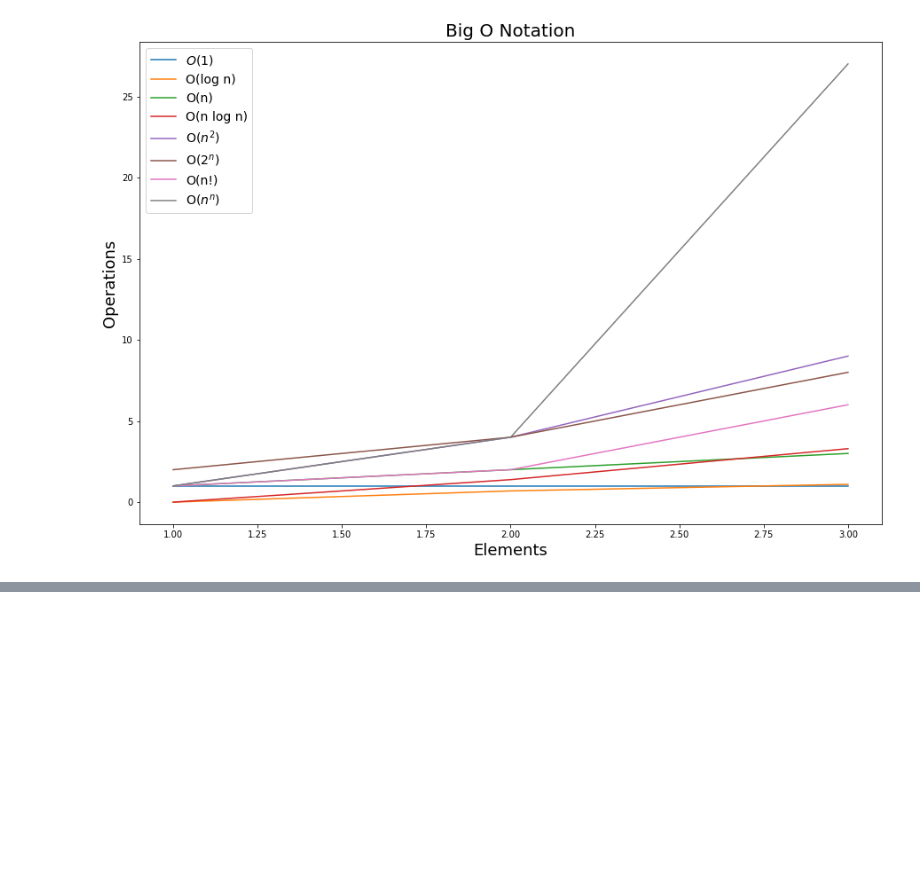
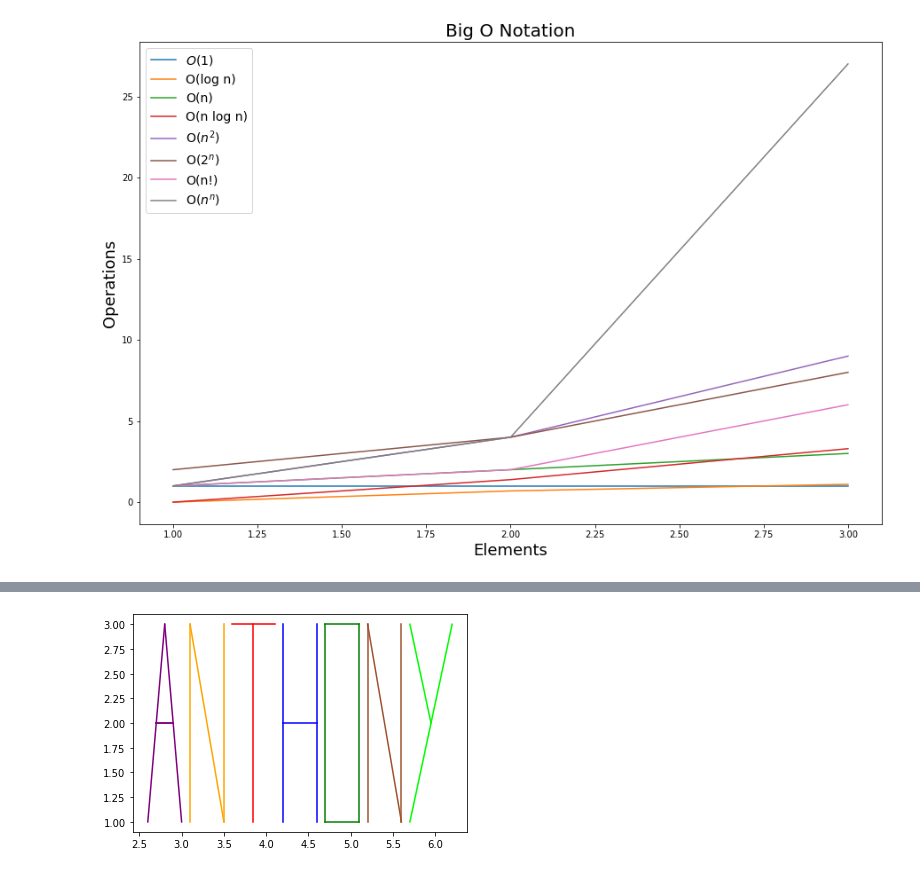
Before and after one commit to datastraine/numpy-pandas-visualization-exercises, a Jupyter notebook: big_o_notation.ipynb, the cells around one changed output, grey strips where cells are left out. Cells and saved outputs as stored; diff of their text form; code cells hidden in the pictures; blank space fills up the shorter version.

```diff
--- a/big_o_notation.ipynb
+++ b/big_o_notation.ipynb
@@ -32,3 +32,92 @@ plt.legend(loc = "upper left", fontsize = 14)
 plt.show()
 # %% [output]
 [figure]
+# %%
+#Draw you name using block letters
+
+x1 = [2.6, 2.8]
+y1 = [1, 3]
+plt.plot(x1, y1, c = 'purple')
+
+x2 = [3, 2.8]
+y2 = [1, 3]
+plt.plot(x2, y2, c = 'purple')
+
+x3 = [2.7, 2.9]
+y3 = [2, 2]
+plt.plot(x3, y3, c = 'purple')
+
+
+x3 = [2.7, 2.9]
+y3 = [2, 2]
+plt.plot(x3, y3, c = 'purple')
+
+
+x4 = [3.1, 3.1]
+y4 = [1, 3]
+plt.plot(x4, y4, c = 'orange')
+
+x5 = [3.1, 3.5]
+y5 = [3, 1]
+plt.plot(x5, y5, c = 'orange')
+
+x6 = [3.5, 3.5]
+y6 = [1, 3]
+plt.plot(x6, y6, c = 'orange')
+
+x7 = [3.6, 4.1]
+y7 = [3, 3]
+plt.plot(x7, y7, c = 'red')
+
+x8 = [3.85, 3.85]
+y8 = [1, 3]
+plt.plot(x8, y8, c = 'red')
+
+x9 = [4.2, 4.6]
+y9 = [2, 2]
+plt.plot(x9, y9, c = 'blue')
+
+x10 = [4.2, 4.2]
+y10 = [1, 3]
+plt.plot(x10, y10, c = 'blue')
+
+x11 = [4.6, 4.6]
+y11 = [1, 3]
+plt.plot(x11, y11, c = 'blue')
+
+x12 = [4.7, 4.7]
+y12 = [1, 3]
+plt.plot(x12, y12, c = 'green')
+
+x13 = [4.7, 5.1]
+y13 = [1, 1]
+plt.plot(x13, y13, c = 'green')
+
+x14 = [4.7, 5.1]
+y14 = [3, 3]
+plt.plot(x14, y14, c = 'green')
+
+x15 = [5.1, 5.1]
+y15 = [1, 3]
+plt.plot(x15, y15, c = 'green')
+
+x16 = [5.2, 5.2]
+y16 = [1, 3]
+plt.plot(x16, y16, c = 'sienna')
+
+x17 = [5.2, 5.6]
+y17 = [3, 1]
+plt.plot(x17, y17, c = 'sienna')
+
+x18 = [5.6, 5.6]
+y18 = [1, 3]
+plt.plot(x18, y18, c = 'sienna')
+
+x19 = [5.95, 5.7]
+y19 = [2, 3]
+plt.plot(x19, y19, c = 'lime')
+
+x20 = [5.7, 6.2]
+y20 = [1, 3]
+plt.plot(x21, y21, c = 'lime')
+# %% [output]
@@ -34,0 +125 @@ plt.show()
+[figure, added]
```
Also changed, not shown: parts of 1 cell of this notebook.
